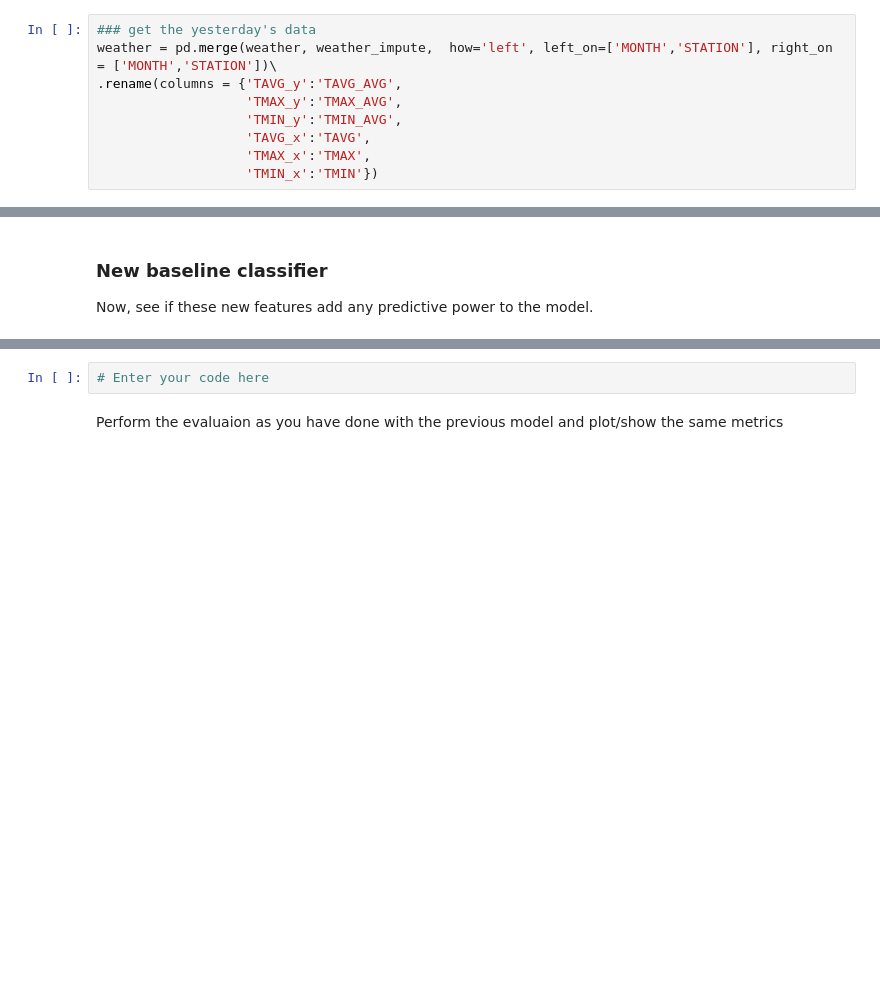
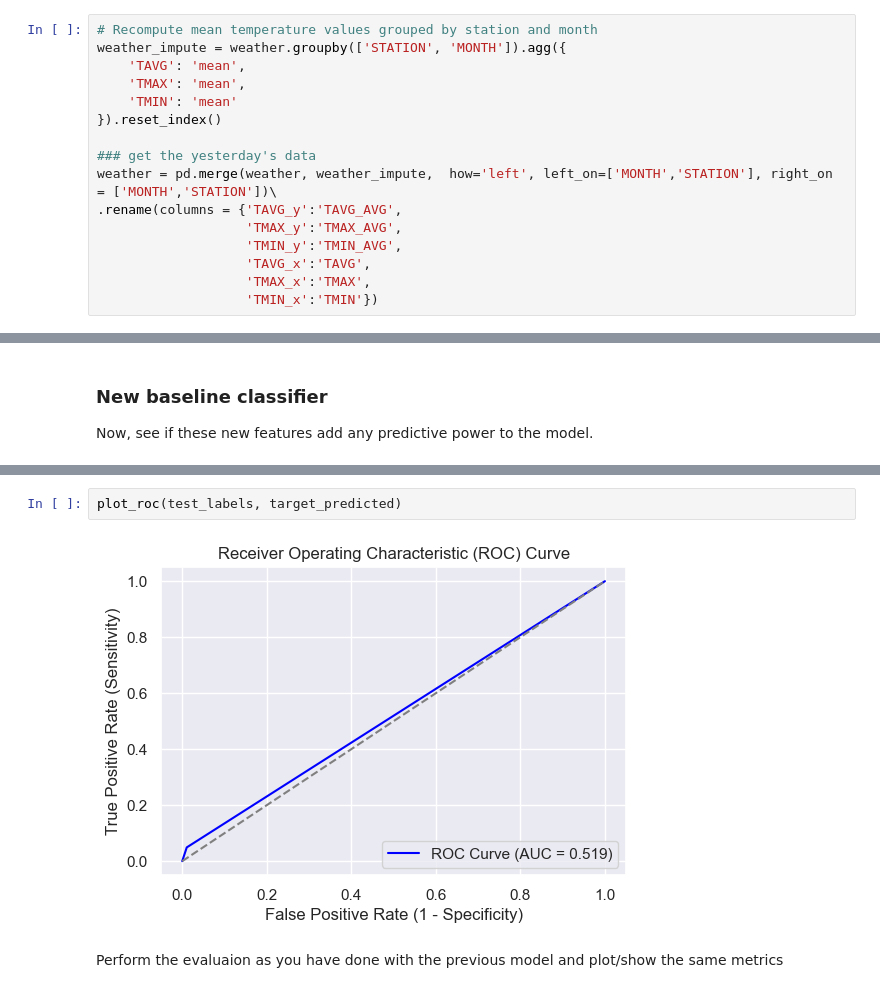
Before and after one commit to nigelcheong/dsts-final-project, a Jupyter notebook: onpremises.ipynb, the cells around one changed output, grey strips where cells are left out. Cells and saved outputs as stored; diff of their text form; blank space fills up the shorter version.

```diff
--- a/onpremises.ipynb
+++ b/onpremises.ipynb
@@ -1095,6 +1130,13 @@ weather_impute.head(2)
 # %% [markdown]
 Merge the mean data with the weather data.
 # %%
+# Recompute mean temperature values grouped by station and month
+weather_impute = weather.groupby(['STATION', 'MONTH']).agg({
+    'TAVG': 'mean',
+    'TMAX': 'mean',
+    'TMIN': 'mean'
+}).reset_index()
+
 ### get the yesterday's data
 weather = pd.merge(weather, weather_impute,  how='left', left_on=['MONTH','STATION'], right_on = ['MONTH','STATION'])\
 .rename(columns = {'TAVG_y':'TAVG_AVG',
@@ -1206,5 +1354,7 @@ classifier2 = # Enter your code here
-# %%
-# Enter your code here
+# %%
+plot_roc(test_labels, target_predicted)
+# %% [output]
+[figure, added]
 # %% [markdown]
 Perform the evaluaion as you have done with the previous model and plot/show the same metrics
 # %% [markdown]
```
Also changed, not shown: parts of 23 cells of this notebook.
